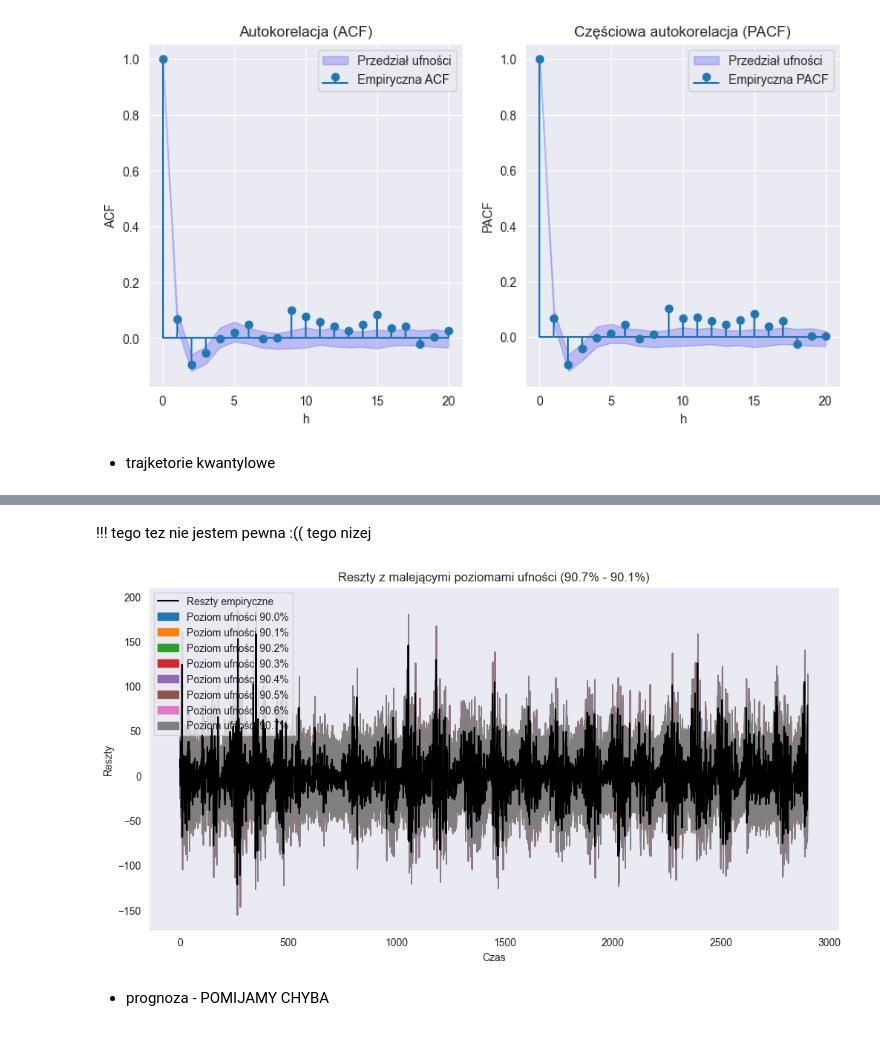
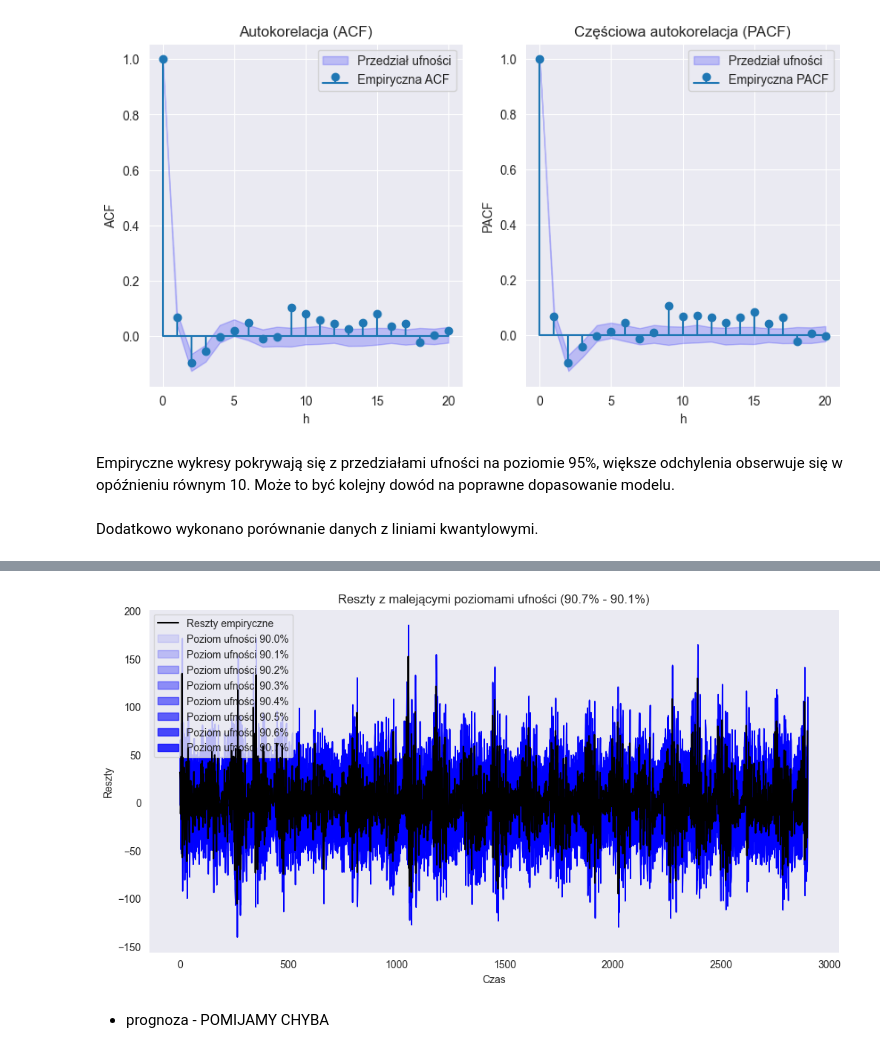
Before and after one commit to werojskz/kaszcz_sprawko, a Jupyter notebook: sprawko.ipynb, the cells around one changed output, grey strips where cells are left out. Cells and saved outputs as stored; diff of their text form; code cells hidden in the pictures.

```diff
--- a/sprawko.ipynb
+++ b/sprawko.ipynb
@@ -260,3 +302,14 @@ Covariance Type:                  opg
 
 Warnings:
 [1] Covariance matrix calculated using the outer product of gradients (complex-step).
+# %%
+p, q = 3, 2
+
+model_first_method = ARIMA(residual_ets, order=(p, 0, q)).fit(method='statespace')
+model_second_method = ARIMA(residual_ets, order=(p, 0, q)).fit(method='innovations_mle')
+
+print("Wyniki dla method='statespace':\n")
+print(model_first_method.summary())
+print("\n")
+print("Wyniki dla method='innovations_mle':\n")
+print(model_second_method.summary())
@@ -401,12 +418,12 @@ plt.legend()
 plt.show()
 # %% [output]
 [figure]
-# %% [markdown]
-* trajketorie kwantylowe
+# %% [markdown]
+Empiryczne wykresy pokrywają się z przedziałami ufności na poziomie 95%, większe odchylenia obserwuje się w opóźnieniu równym 10. Może to być kolejny dowód na poprawne dopasowanie modelu.
+# %% [markdown]
+Dodatkowo wykonano porównanie danych z liniami kwantylowymi.
 # %% [markdown]
 ![image.png](attachment:image.png)
-# %% [markdown]
-!!! tego tez nie jestem pewna :(( tego nizej
 # %%
 # Parametry symulacji
 N = 1000  # Liczba symulacji
@@ -423,36 +440,38 @@ arma_process = ArmaProcess(ar_coef, ma_coef)
 # Tablica do przechowywania reszt
 residuals_matrix = np.zeros((N, n_obs))
 
 # Generowanie trajektorii i obliczanie reszt
 for i in range(N):
     simulated_data = arma_process.generate_sample(nsample=n_obs, scale=sigma_sq)
     residuals_matrix[i, :] = residual_ets - simulated_data
 
 # Wizualizacja z różnymi przedziałami ufności
 plt.figure(figsize=(12, 6))
 plt.plot(np.arange(n_obs), residual_ets, label='Reszty empiryczne', color='black', zorder=10)
-
+alpha=0.1
 # Iteracja po poziomach kwantyli
 for i, q in enumerate(quantile_levels):
     lower_bound = np.quantile(residuals_matrix, q, axis=0)  # Dolny kwantyl
     upper_bound = np.quantile(residuals_matrix, 1 - q, axis=0)  # Górny kwantyl
+    adjusted_alpha = max(alpha + 0.1* i, 0.1)
     plt.fill_between(
         np.arange(n_obs),
         lower_bound,
         upper_bound,  # Stała przezroczystość
+        alpha= adjusted_alpha ,
         label=f"Poziom ufności {round(q * 100, 1)}%",
-        color=f"C{i}"  # Automatyczny wybór koloru (C0, C1, itd.)
+        color='blue' # Automatyczny wybór koloru (C0, C1, itd.)
     )
 
 # Dodanie szczegółów wykresu
 plt.xlabel("Czas")
 plt.ylabel("Reszty")
 plt.title("Reszty z malejącymi poziomami ufności (90.7% - 90.1%)")
 plt.legend()
 plt.grid()
 plt.show()
 # %% [output]
-[figure, old version]
+[figure, new version]
 # %% [markdown]
 * prognoza  - POMIJAMY CHYBA
 # %%
```
Also changed, not shown: parts of 56 cells of this notebook.
